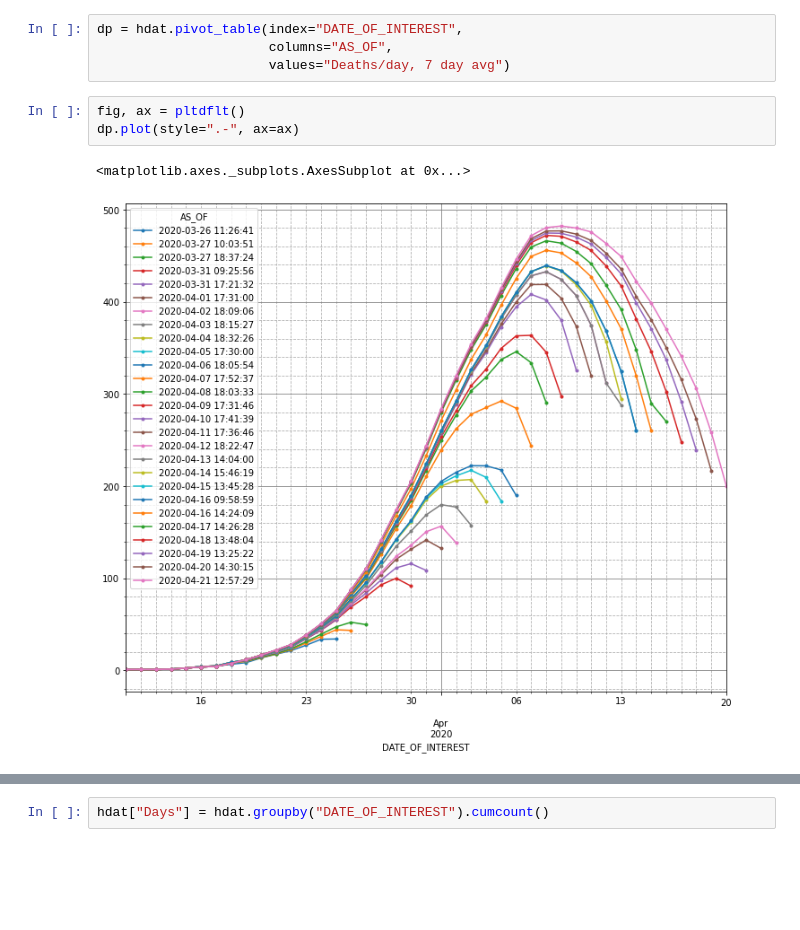
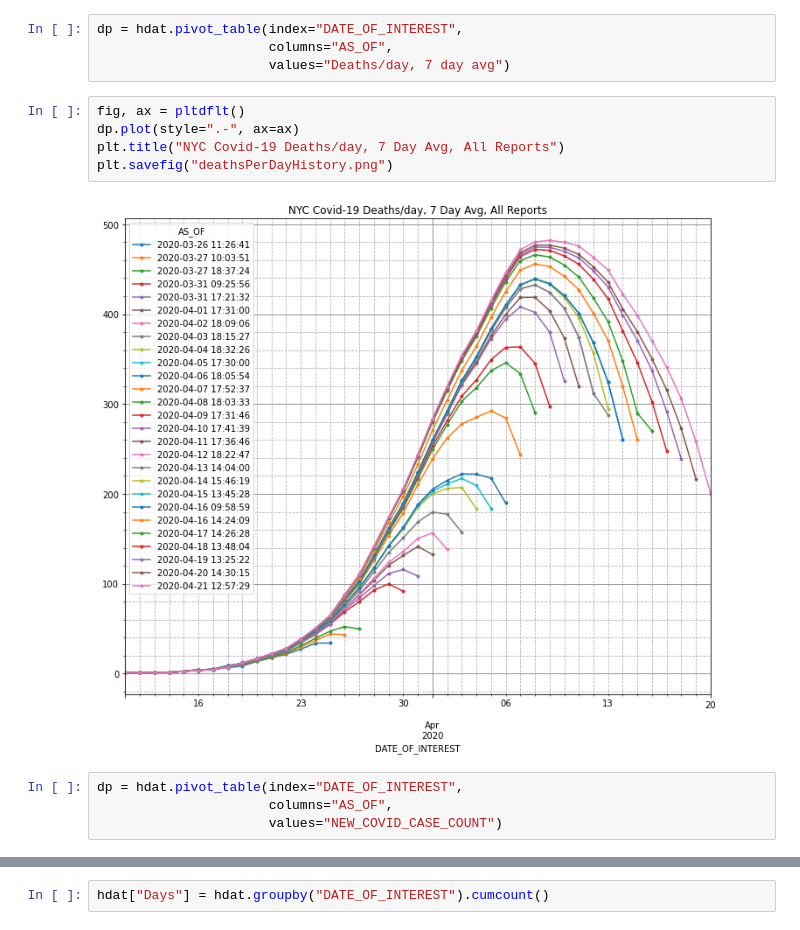
Before and after one commit to nychealth/coronavirus-data, a Jupyter notebook: Notebooks/Analysis.ipynb, the cells around one changed output, grey strips where cells are left out. Saved outputs shown, nothing was run; the diff lists cells and outputs as text; blank space fills up the shorter version.

```diff
--- a/Notebooks/Analysis.ipynb
+++ b/Notebooks/Analysis.ipynb
@@ -86,6 +87,11 @@ dp = hdat.pivot_table(index="DATE_OF_INTEREST",
 # %%
 fig, ax = pltdflt()
 dp.plot(style=".-", ax=ax)
+plt.title("NYC Covid-19 Deaths/day, 7 Day Avg, All Reports")
+plt.savefig("deathsPerDayHistory.png")
 # %% [output]
-<matplotlib.axes._subplots.AxesSubplot at 0x...>
-[figure, old version]
+[figure, new version]
+# %%
+dp = hdat.pivot_table(index="DATE_OF_INTEREST",
+                      columns="AS_OF",
+                      values="NEW_COVID_CASE_COUNT")
```
Also changed, not shown: parts of 4 cells of this notebook, 1 other file.
